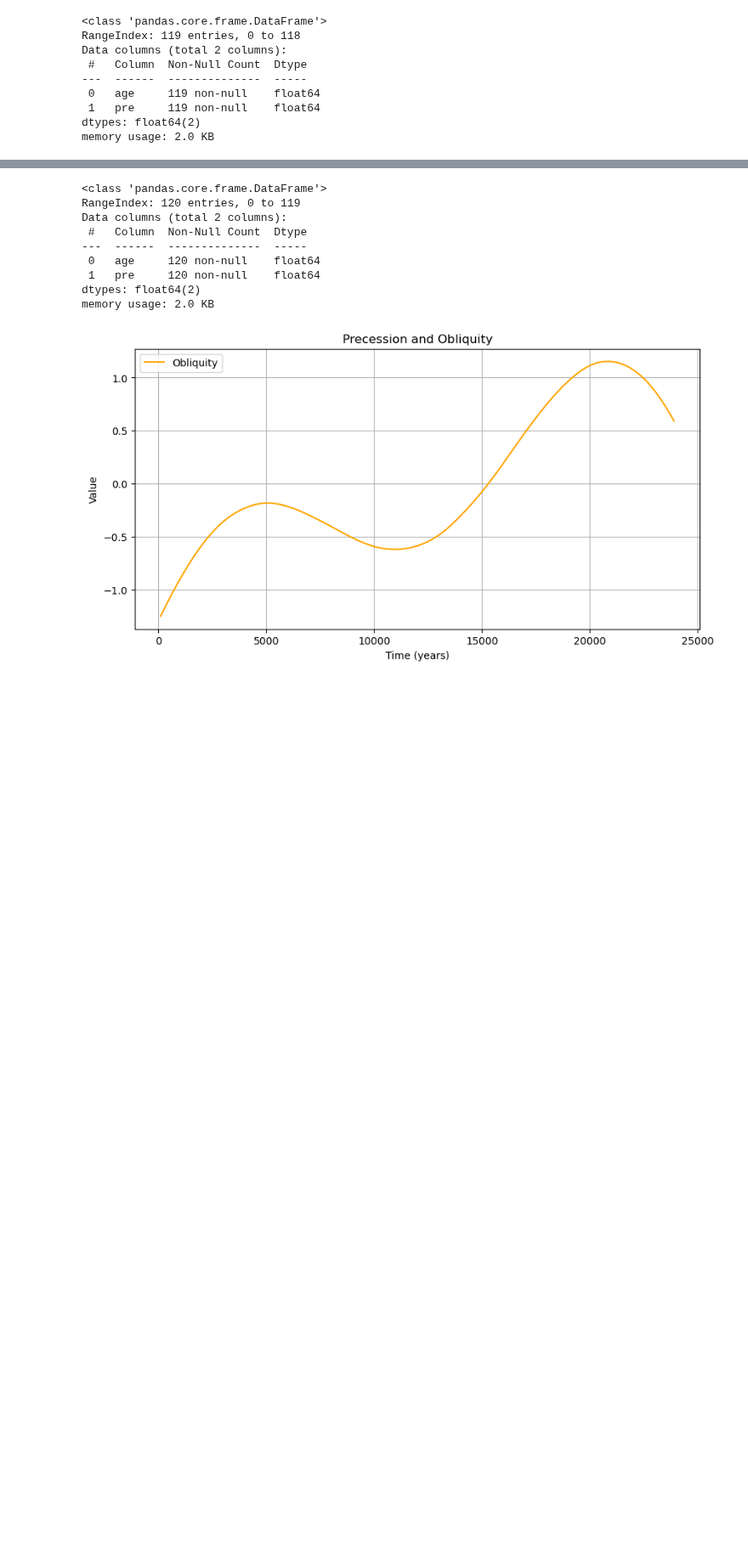
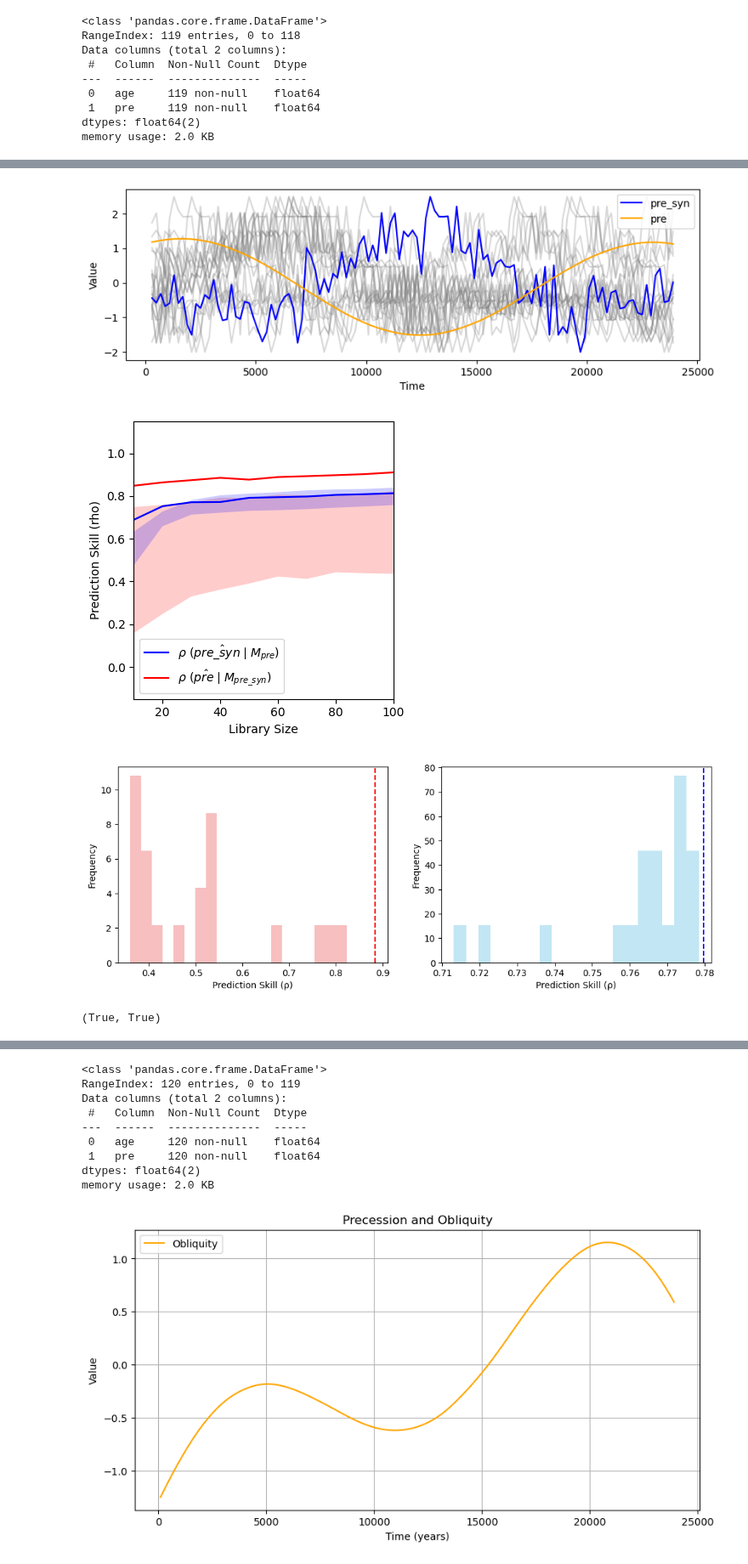
Before and after one commit to Peisong-Zheng/Inso_LGMR, a Jupyter notebook: synthetic_data_test.ipynb, the cells around one changed output, grey strips where cells are left out. Shown at 85% size. Cells and saved outputs as stored; diff of their text form; code cells hidden in the pictures; blank space fills up the shorter version.

```diff
--- a/synthetic_data_test.ipynb
+++ b/synthetic_data_test.ipynb
@@ -146,0 +212,27 @@ plt.show()
+# %%
+from toolbox import significant_test as st
+import importlib
+importlib.reload(st)
+
+# df_syn = gen_syn_pre(df_pre, causal_strength=0.9, noise_level=0.01, lag=5, data_length='none')
+df_syn = gen_syn_pre(df_pre, causal_strength=1, noise_level=0.4, lag=0, data_length='none', threshold=0.01)
+
+ccm_out, ran_ccm_list,test_result = st.ccm_significance_test_v2_df(
+    df_input      = df_syn,
+    E         = 5,
+    tau       = -3,
+    Tp =0,
+    n_ran     = 20,
+    libSizes  = "10 20 30 40 50 60 70 80 90 100",
+    random=True,
+    sample    = 10,
+    showPlot  = True
+)
+
+
+print(test_result)
+# %% [output]
+[figure, added]
+[figure, added]
+[figure, added]
+(True, True)
```
Also changed, not shown: parts of 7 cells of this notebook, 4 other files.
